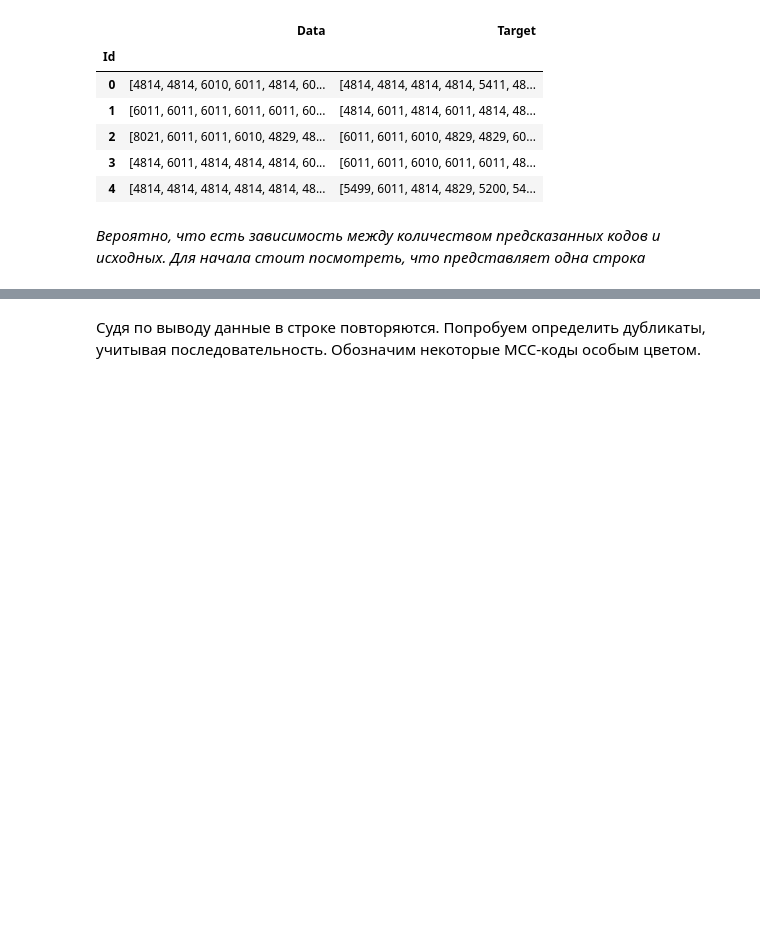
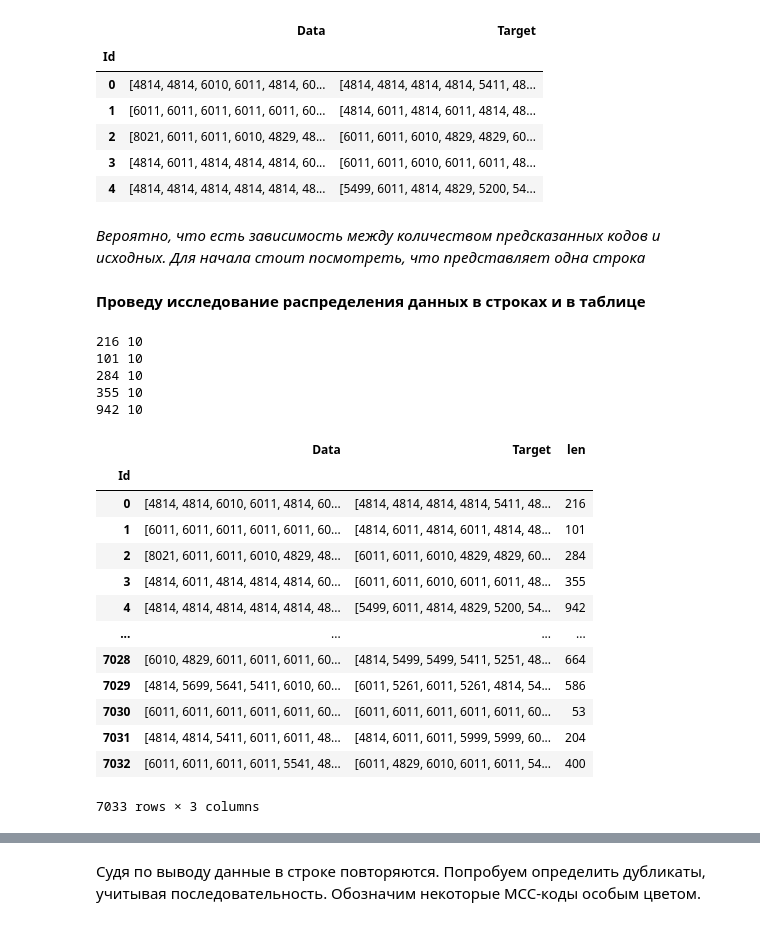
Before and after one commit to observer012/Pet_projects, a Jupyter notebook: kaggle Alfa-bank/Alfa_task.ipynb, the cells around one changed output, grey strips where cells are left out. Saved outputs shown, nothing was run; the diff lists cells and outputs as text; code cells hidden in the pictures; blank space fills up the shorter version.

```diff
--- a/kaggle Alfa-bank/Alfa_task.ipynb
+++ b/kaggle Alfa-bank/Alfa_task.ipynb
@@ -237,3 +261,33 @@ df_train.head(5)
 | 4 | [4814, 4814, 4814, 4814, 4814, 48... | [5499, 6011, 4814, 4829, 5200, 54... |
 # %% [markdown]
 *Вероятно, что есть зависимость между количеством предсказанных кодов и исходных. Для начала стоит посмотреть, что представляет одна строка*
+# %% [markdown]
+**Проведу исследование распределения данных в строках и в таблице**
+# %%
+x = lambda col: len(df_train.loc[i, col])
+for i in range(5):
+    print(x('Data'), x('Target'))
+# %% [output]
+216 10
+101 10
+284 10
+355 10
+942 10
+# %%
+df_train['len'] = df_train.loc[:, 'Data'].apply(len)
+df_train.head()
+# %% [output]
+|  | Data | Target | len |
+| Id |  |  |  |
+| 0 | [4814, 4814, 6010, 6011, 4814, 60... | [4814, 4814, 4814, 4814, 5411, 48... | 216 |
+| 1 | [6011, 6011, 6011, 6011, 6011, 60... | [4814, 6011, 4814, 6011, 4814, 48... | 101 |
+| 2 | [8021, 6011, 6011, 6010, 4829, 48... | [6011, 6011, 6010, 4829, 4829, 60... | 284 |
+| 3 | [4814, 6011, 4814, 4814, 4814, 60... | [6011, 6011, 6010, 6011, 6011, 48... | 355 |
+| 4 | [4814, 4814, 4814, 4814, 4814, 48... | [5499, 6011, 4814, 4829, 5200, 54... | 942 |
+| ... | ... | ... | ... |
+| 7028 | [6010, 4829, 6011, 6011, 6011, 60... | [4814, 5499, 5499, 5411, 5251, 48... | 664 |
+| 7029 | [4814, 5699, 5641, 5411, 6010, 60... | [6011, 5261, 6011, 5261, 4814, 54... | 586 |
+| 7030 | [6011, 6011, 6011, 6011, 6011, 60... | [6011, 6011, 6011, 6011, 6011, 60... | 53 |
+| 7031 | [4814, 4814, 5411, 6011, 6011, 48... | [4814, 6011, 6011, 5999, 5999, 60... | 204 |
+| 7032 | [6011, 6011, 6011, 6011, 5541, 48... | [6011, 4829, 6010, 6011, 6011, 54... | 400 |
+7033 rows × 3 columns
```
Also changed, not shown: parts of 49 cells of this notebook.
